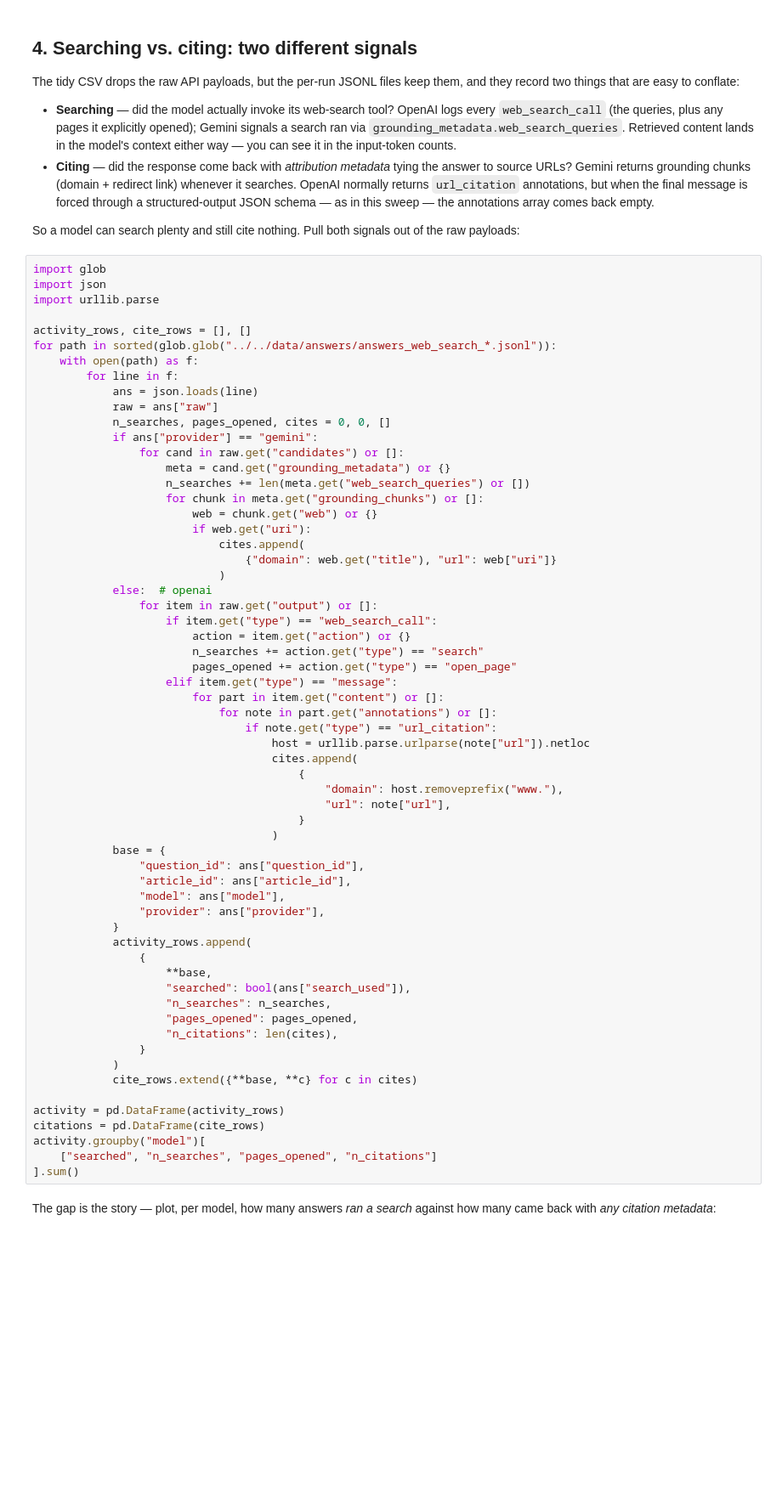
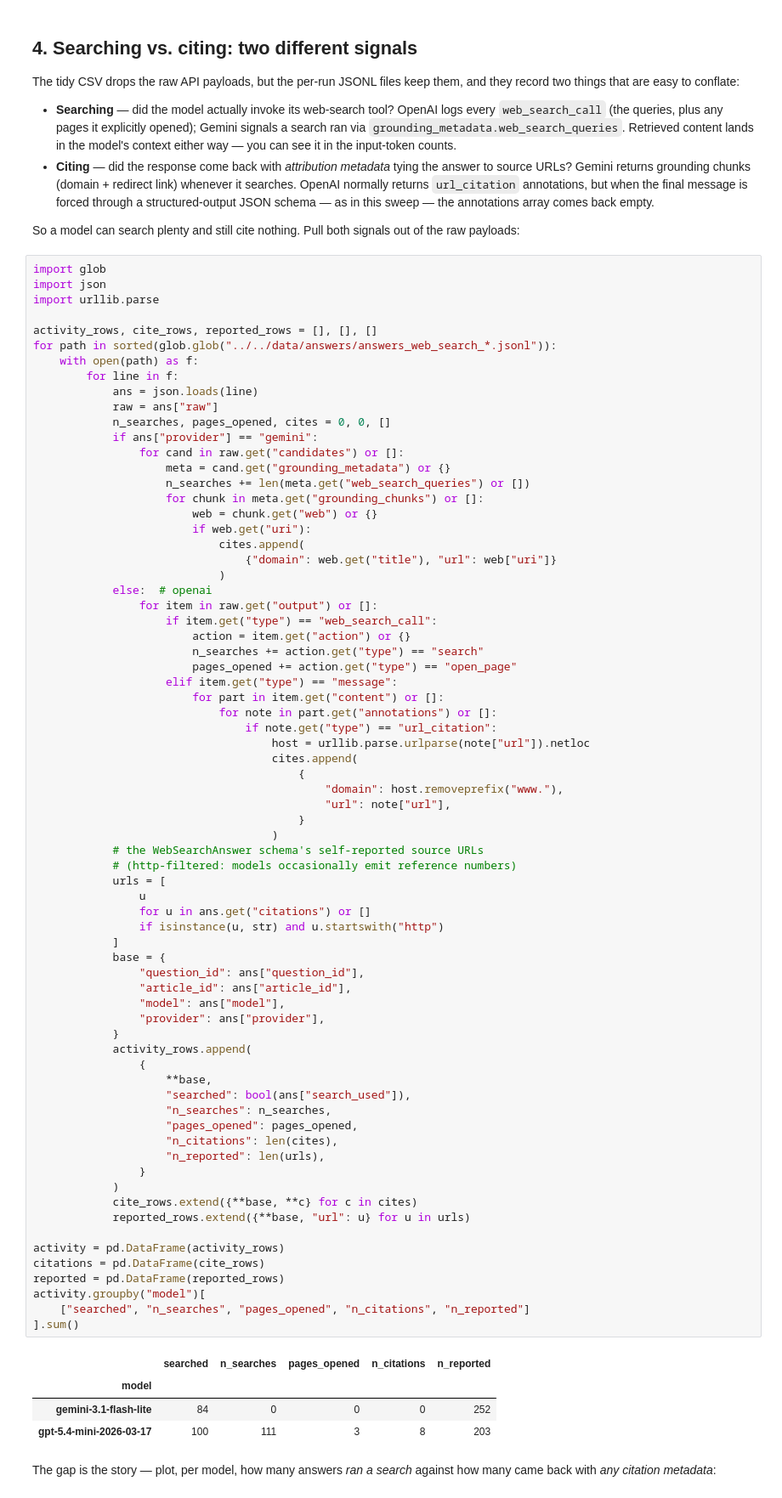
Before and after one commit to mr-devs/tutorial-auditing-the-info-environment, a Jupyter notebook: notebooks/analysis/04_answer_analysis.ipynb, the cells around one changed output. Shown at 85% size. Drawn from its saved outputs; the diff is of its cells as text; blank space fills up the shorter version.

```diff
--- a/notebooks/analysis/04_answer_analysis.ipynb
+++ b/notebooks/analysis/04_answer_analysis.ipynb
@@ -180,7 +182,7 @@ import glob
 import json
 import urllib.parse
 
-activity_rows, cite_rows = [], []
+activity_rows, cite_rows, reported_rows = [], [], []
 for path in sorted(glob.glob("../../data/answers/answers_web_search_*.jsonl")):
     with open(path) as f:
         for line in f:
@@ -208,34 +210,49 @@ for path in sorted(glob.glob("../../data/answers/answers_web_search_*.jsonl")):
                             for note in part.get("annotations") or []:
                                 if note.get("type") == "url_citation":
                                     host = urllib.parse.urlparse(note["url"]).netloc
                                     cites.append(
                                         {
                                             "domain": host.removeprefix("www."),
                                             "url": note["url"],
                                         }
                                     )
+            # the WebSearchAnswer schema's self-reported source URLs
+            # (http-filtered: models occasionally emit reference numbers)
+            urls = [
+                u
+                for u in ans.get("citations") or []
+                if isinstance(u, str) and u.startswith("http")
+            ]
             base = {
                 "question_id": ans["question_id"],
                 "article_id": ans["article_id"],
                 "model": ans["model"],
                 "provider": ans["provider"],
             }
             activity_rows.append(
                 {
                     **base,
                     "searched": bool(ans["search_used"]),
                     "n_searches": n_searches,
                     "pages_opened": pages_opened,
                     "n_citations": len(cites),
+                    "n_reported": len(urls),
                 }
             )
             cite_rows.extend({**base, **c} for c in cites)
+            reported_rows.extend({**base, "url": u} for u in urls)
 
 activity = pd.DataFrame(activity_rows)
 citations = pd.DataFrame(cite_rows)
+reported = pd.DataFrame(reported_rows)
 activity.groupby("model")[
-    ["searched", "n_searches", "pages_opened", "n_citations"]
+    ["searched", "n_searches", "pages_opened", "n_citations", "n_reported"]
 ].sum()
+# %% [output]
+|  | searched | n_searches | pages_opened | n_citations | n_reported |
+| model |  |  |  |  |  |
+| gemini-3.1-flash-lite | 84 | 0 | 0 | 0 | 252 |
+| gpt-5.4-mini-2026-03-17 | 100 | 111 | 3 | 8 | 203 |
 # %% [markdown]
 The gap is the story — plot, per model, how many answers _ran a search_
 against how many came back with _any citation metadata_:
```
Also changed, not shown: parts of 11 cells of this notebook, 1 other file.
